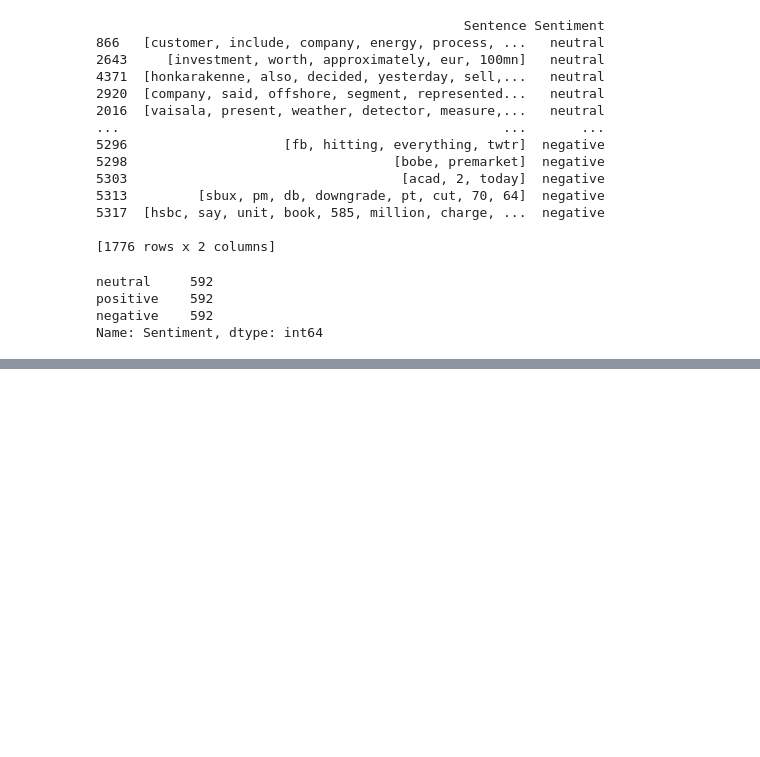
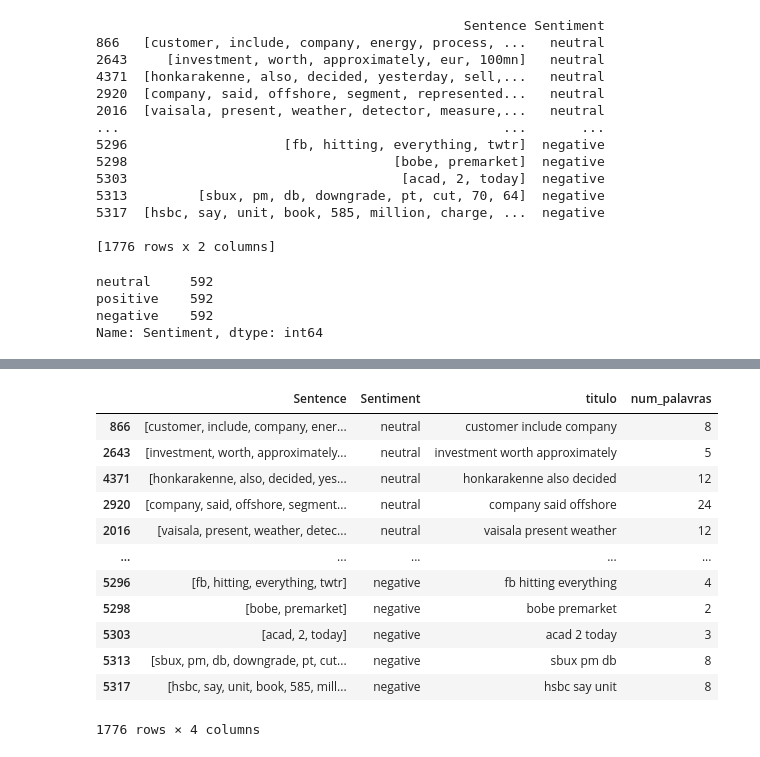
Before and after one commit to caua-braga-de-lima/news_sentiment_analyzer, a Jupyter notebook: DESAFIO2_DEMODAY.ipynb, the cells around one changed output, grey strips where cells are left out. Drawn from its saved outputs; the diff is of its cells as text; code cells hidden in the pictures; blank space fills up the shorter version.

```diff
--- a/DESAFIO2_DEMODAY.ipynb
+++ b/DESAFIO2_DEMODAY.ipynb
@@ -237,0 +239,29 @@ for sentimento, texto in texto_sentimento.items():
+# %%
+#adicionando ao dataset uma coluna titulo, com as tres primeiras palavras de cada noticia e uma coluna num_palavras com a quantidade de palavras
+# Função para extrair os três primeiros tokens de uma lista de tokens
+def extrair_tres_primeiros(tokens):
+    return ' '.join(tokens[:3])
+# Criar uma nova coluna chamada 'titulo' usando a função apply
+df_balanceado['titulo'] = df_balanceado['Sentence'].apply(extrair_tres_primeiros)
+# Adapte a função para contar o número de palavras em uma lista de tokens
+def contar_palavras(tokens):
+    return len(tokens)
+
+# Criar uma nova coluna chamada 'num_palavras' usando a função apply
+df_balanceado['num_palavras'] = df_balanceado['Sentence'].apply(contar_palavras)
+
+df_balanceado
+# %% [output]
+|  | Sentence | Sentiment | titulo | num_palavras |
+| 866 | [customer, include, company, ener... | neutral | customer include company | 8 |
+| 2643 | [investment, worth, approximately... | neutral | investment worth approximately | 5 |
+| 4371 | [honkarakenne, also, decided, yes... | neutral | honkarakenne also decided | 12 |
+| 2920 | [company, said, offshore, segment... | neutral | company said offshore | 24 |
+| 2016 | [vaisala, present, weather, detec... | neutral | vaisala present weather | 12 |
+| ... | ... | ... | ... | ... |
+| 5296 | [fb, hitting, everything, twtr] | negative | fb hitting everything | 4 |
+| 5298 | [bobe, premarket] | negative | bobe premarket | 2 |
+| 5303 | [acad, 2, today] | negative | acad 2 today | 3 |
+| 5313 | [sbux, pm, db, downgrade, pt, cut... | negative | sbux pm db | 8 |
+| 5317 | [hsbc, say, unit, book, 585, mill... | negative | hsbc say unit | 8 |
+1776 rows × 4 columns
```
Also changed, not shown: parts of 5 cells of this notebook.
